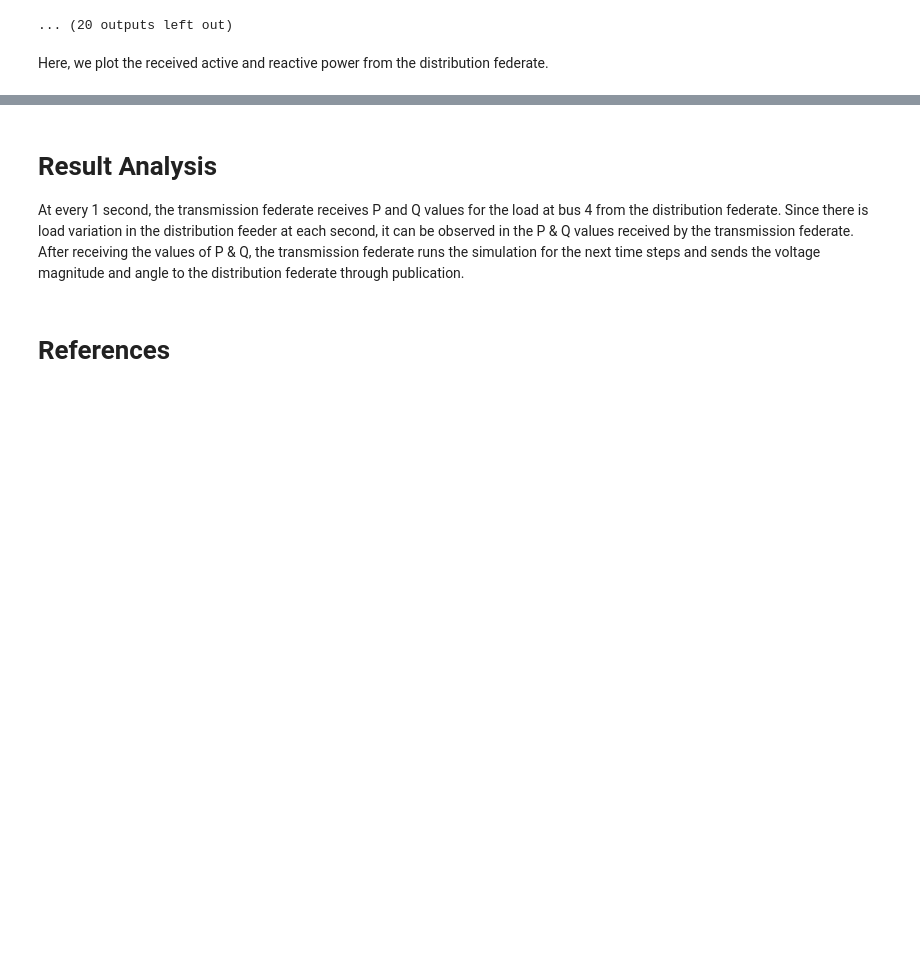
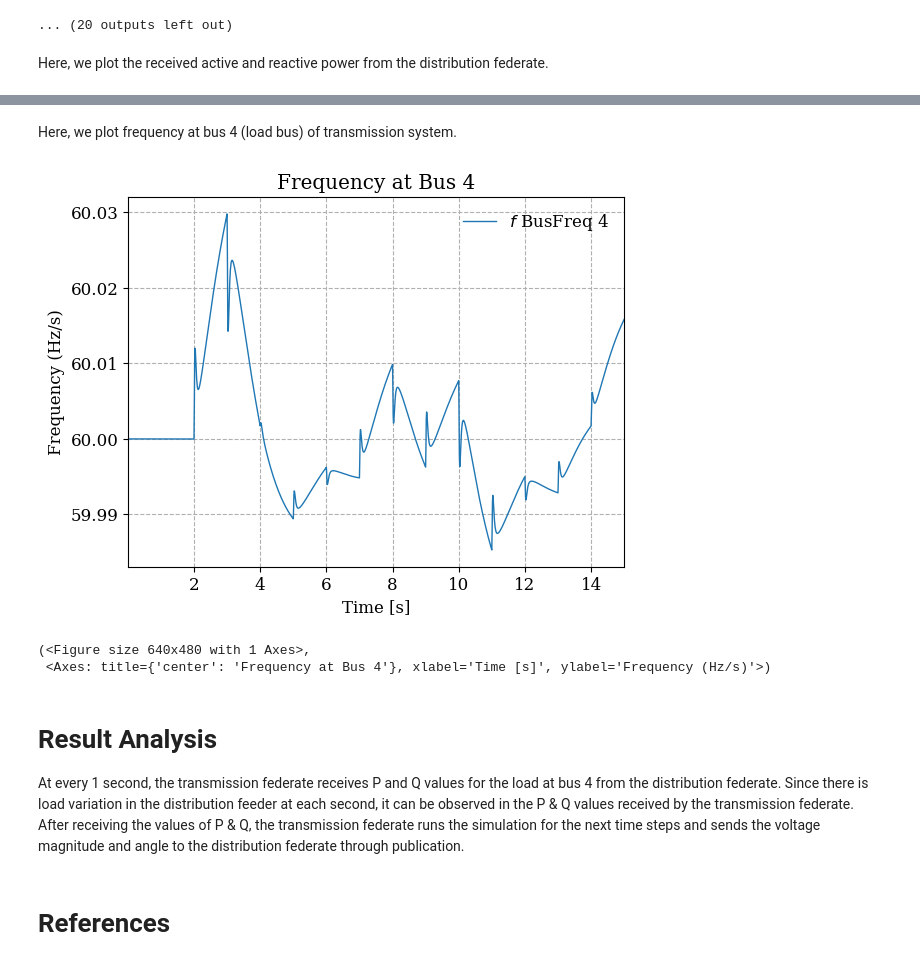
Before and after one commit to PowerCyberTraining/powercybertraining.github.io, a Jupyter notebook: pct/modules/06/transmission_federate.ipynb, the cells around one changed output, grey strips where cells are left out. Cells and saved outputs as stored; diff of their text form; code cells hidden in the pictures; blank space fills up the shorter version.

```diff
--- a/pct/modules/06/transmission_federate.ipynb
+++ b/pct/modules/06/transmission_federate.ipynb
@@ -334,3 +348,12 @@ plt.show()
+# %% [markdown]
+Here, we plot frequency at bus 4 (load bus) of transmission system.
+# %%
+ss.TDS.load_plotter()
+ss.TDS.plt.plot(ss.BusFreq.f,ylabel='Frequency (Hz/s)',a=(3,),ytimes=60,title='Frequency at Bus 4',grid=True)
+# %% [output]
+[figure, added]
+(<Figure size 640x480 with 1 Axes>,
+ <Axes: title={'center': 'Frequency at Bus 4'}, xlabel='Time [s]', ylabel='Frequency (Hz/s)'>)
 # %% [markdown]
 # Result Analysis
 At every 1 second, the transmission federate receives P and Q values for the load at bus 4 from the distribution federate. Since there is load variation in the distribution feeder at each second, it can be observed in the P & Q values received by the transmission federate. After receiving the values of P & Q, the transmission federate runs the simulation for the next time steps and sends the voltage magnitude and angle to the distribution federate through publication.
```
Also changed, not shown: parts of 16 cells of this notebook, 4 other files.
